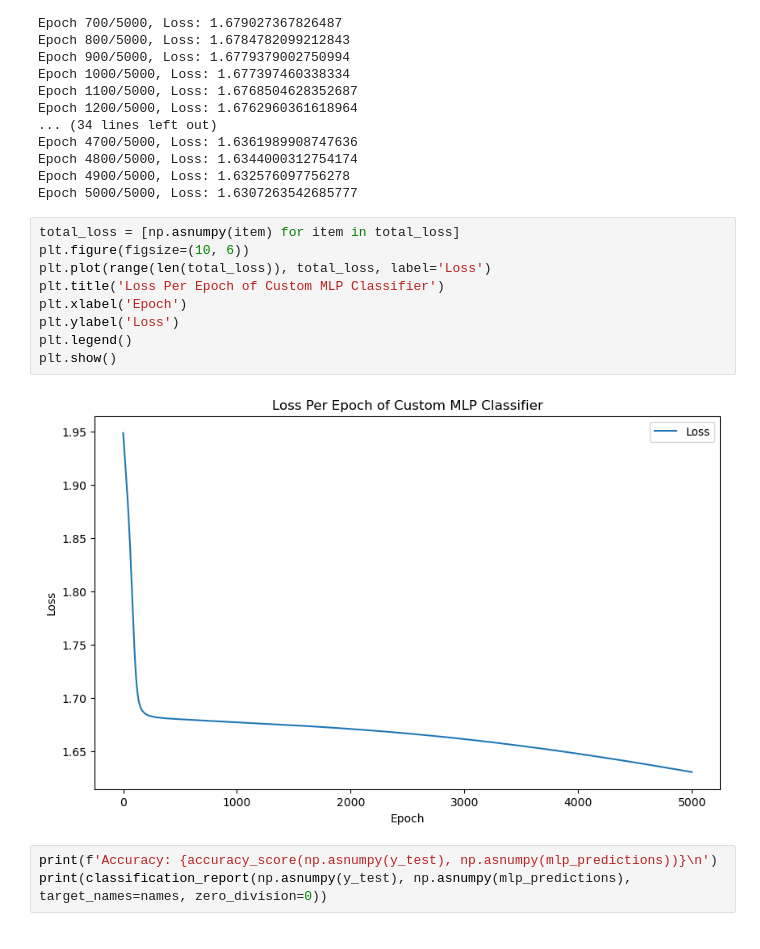
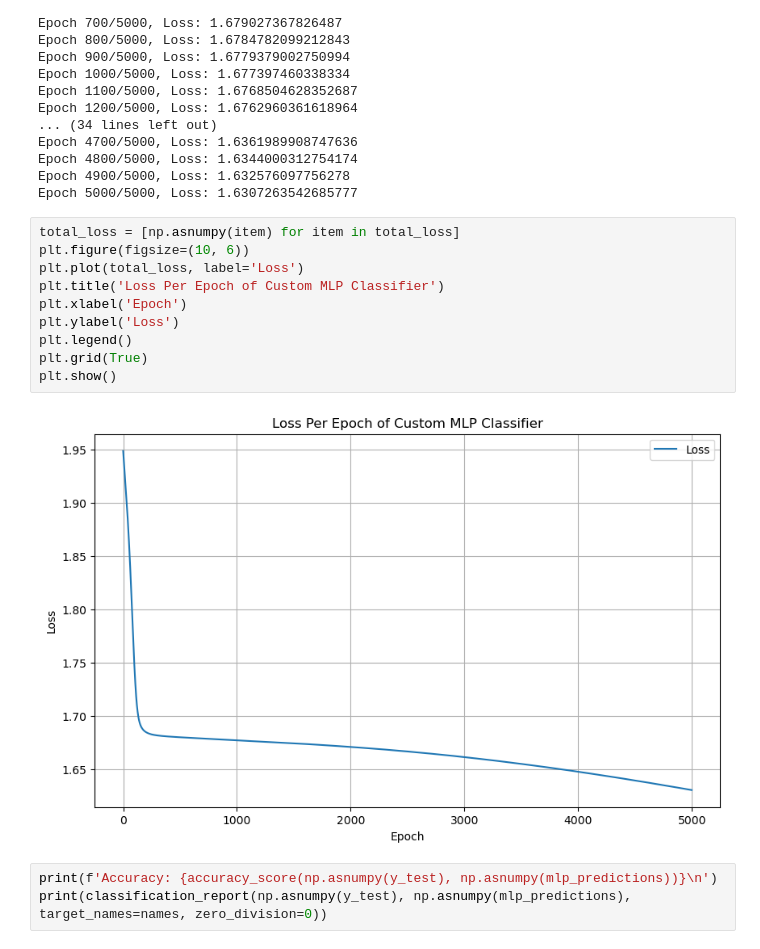
Before and after one commit to Kevin-Qiao-c/INT410, a Jupyter notebook: RBM_on_LWF_Lab.ipynb, the cells around one changed output. Saved outputs shown, nothing was run; the diff lists cells and outputs as text.

```diff
--- a/RBM_on_LWF_Lab.ipynb
+++ b/RBM_on_LWF_Lab.ipynb
@@ -509,14 +510,15 @@ Epoch 5000/5000, Loss: 1.6307263542685777
 # %%
 total_loss = [np.asnumpy(item) for item in total_loss]
 plt.figure(figsize=(10, 6))
-plt.plot(range(len(total_loss)), total_loss, label='Loss')
+plt.plot(total_loss, label='Loss')
 plt.title('Loss Per Epoch of Custom MLP Classifier')
 plt.xlabel('Epoch')
 plt.ylabel('Loss')
 plt.legend()
+plt.grid(True)
 plt.show()
 # %% [output]
-[figure, old version]
+[figure, new version]
 # %%
 print(f'Accuracy: {accuracy_score(np.asnumpy(y_test), np.asnumpy(mlp_predictions))}\n')
 print(classification_report(np.asnumpy(y_test), np.asnumpy(mlp_predictions), target_names=names, zero_division=0))
```
Also changed, not shown: parts of 4 cells of this notebook.
